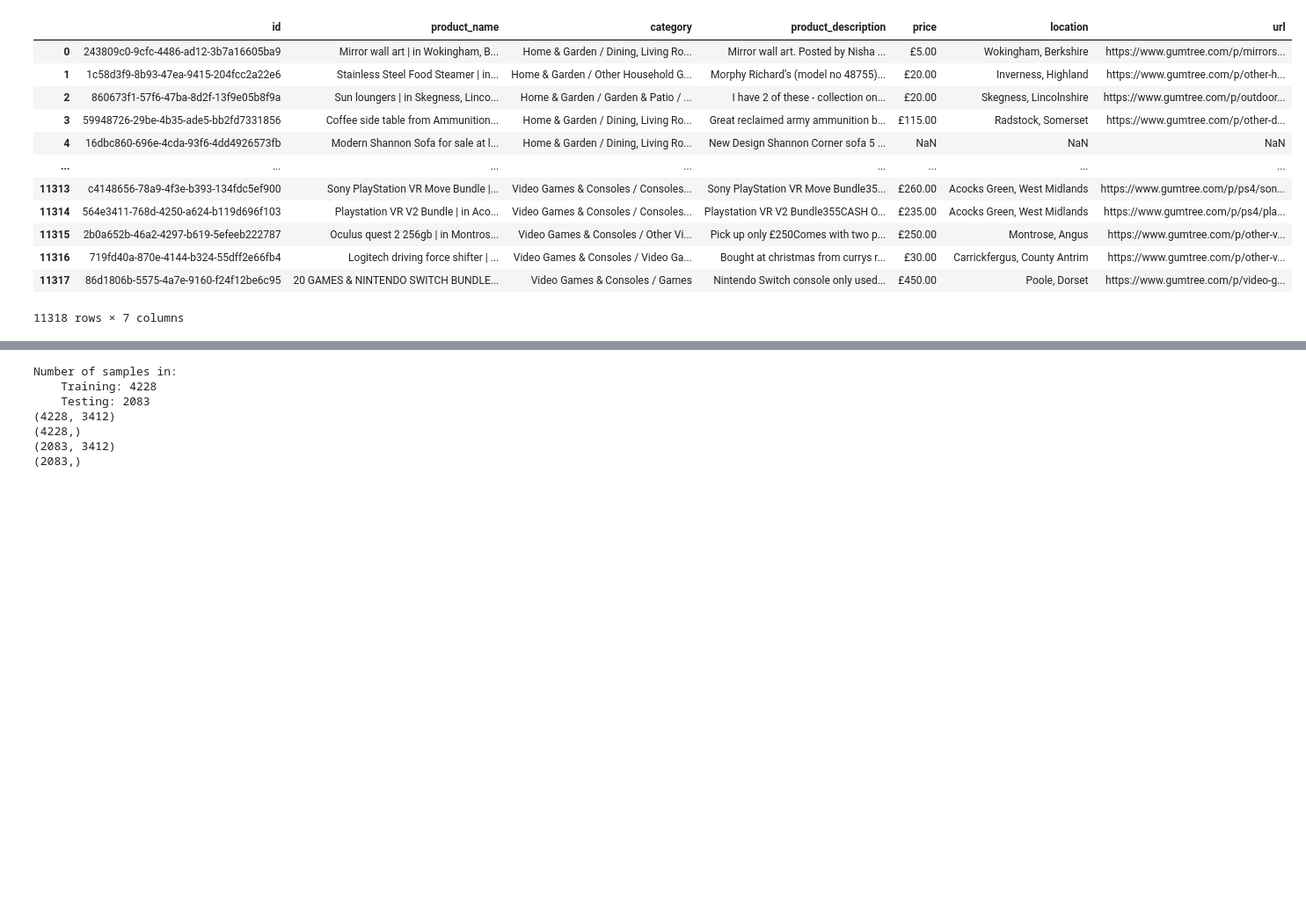
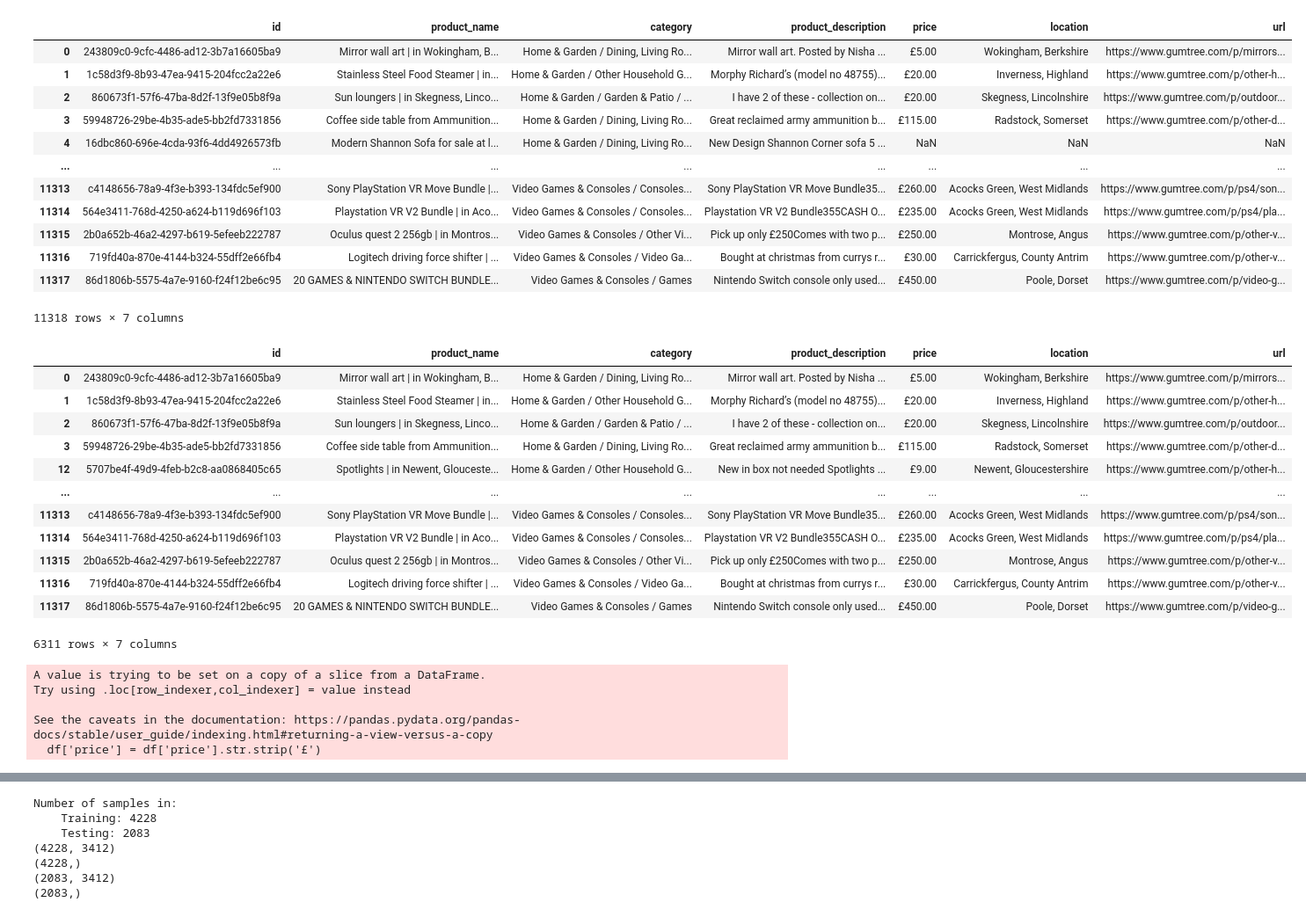
Before and after one commit to OliverWalterK/facebook-market, a Jupyter notebook: clean_tabular.ipynb, the cells around one changed output, grey strips where cells are left out. Shown: that part at 88% size. Cells and saved outputs as stored; diff of their text form; code cells hidden in the pictures; blank space fills up the shorter version.

```diff
--- a/clean_tabular.ipynb
+++ b/clean_tabular.ipynb
@@ -57,3 +57,28 @@ df = df.dropna()
 # df['price'] = df['price'].str.replace(',', '')
 # df['price'] = df['price'].astype('float64')
 # encoded = lab_enc.fit_transform(df['price'])
+# %%
+df
+# %% [output]
+|  | id | product_name | category | product_description | price | location | url |
+| 0 | 243809c0-9cfc-4486-ad12-3b7a16605ba9 | Mirror wall art | in Wokingham, B... | Home & Garden / Dining, Living Ro... | Mirror wall art. Posted by Nisha ... | £5.00 | Wokingham, Berkshire | https://www.gumtree.com/p/mirrors... |
+| 1 | 1c58d3f9-8b93-47ea-9415-204fcc2a22e6 | Stainless Steel Food Steamer | in... | Home & Garden / Other Household G... | Morphy Richard’s (model no 48755)... | £20.00 | Inverness, Highland | https://www.gumtree.com/p/other-h... |
+| 2 | 860673f1-57f6-47ba-8d2f-13f9e05b8f9a | Sun loungers | in Skegness, Linco... | Home & Garden / Garden & Patio / ... | I have 2 of these - collection on... | £20.00 | Skegness, Lincolnshire | https://www.gumtree.com/p/outdoor... |
+| 3 | 59948726-29be-4b35-ade5-bb2fd7331856 | Coffee side table from Ammunition... | Home & Garden / Dining, Living Ro... | Great reclaimed army ammunition b... | £115.00 | Radstock, Somerset | https://www.gumtree.com/p/other-d... |
+| 12 | 5707be4f-49d9-4feb-b2c8-aa0868405c65 | Spotlights | in Newent, Glouceste... | Home & Garden / Other Household G... | New in box not needed Spotlights ... | £9.00 | Newent, Gloucestershire | https://www.gumtree.com/p/other-h... |
+| ... | ... | ... | ... | ... | ... | ... | ... |
+| 11313 | c4148656-78a9-4f3e-b393-134fdc5ef900 | Sony PlayStation VR Move Bundle |... | Video Games & Consoles / Consoles... | Sony PlayStation VR Move Bundle35... | £260.00 | Acocks Green, West Midlands | https://www.gumtree.com/p/ps4/son... |
+| 11314 | 564e3411-768d-4250-a624-b119d696f103 | Playstation VR V2 Bundle | in Aco... | Video Games & Consoles / Consoles... | Playstation VR V2 Bundle355CASH O... | £235.00 | Acocks Green, West Midlands | https://www.gumtree.com/p/ps4/pla... |
+| 11315 | 2b0a652b-46a2-4297-b619-5efeeb222787 | Oculus quest 2 256gb | in Montros... | Video Games & Consoles / Other Vi... | Pick up only £250Comes with two p... | £250.00 | Montrose, Angus | https://www.gumtree.com/p/other-v... |
+| 11316 | 719fd40a-870e-4144-b324-55dff2e66fb4 | Logitech driving force shifter | ... | Video Games & Consoles / Video Ga... | Bought at christmas from currys r... | £30.00 | Carrickfergus, County Antrim | https://www.gumtree.com/p/other-v... |
+| 11317 | 86d1806b-5575-4a7e-9160-f24f12be6c95 | 20 GAMES & NINTENDO SWITCH BUNDLE... | Video Games & Consoles / Games | Nintendo Switch console only used... | £450.00 | Poole, Dorset | https://www.gumtree.com/p/video-g... |
+6311 rows × 7 columns
+# %%
+df['price'] = df['price'].str.strip('£')
+# str.strip('£')
+# %% [output]
+A value is trying to be set on a copy of a slice from a DataFrame.
+Try using .loc[row_indexer,col_indexer] = value instead
+
+See the caveats in the documentation: https://pandas.pydata.org/pandas-docs/stable/user_guide/indexing.html#returning-a-view-versus-a-copy
+  df['price'] = df['price'].str.strip('£')
```
Also changed, not shown: parts of 4 cells of this notebook, 2 other files.
